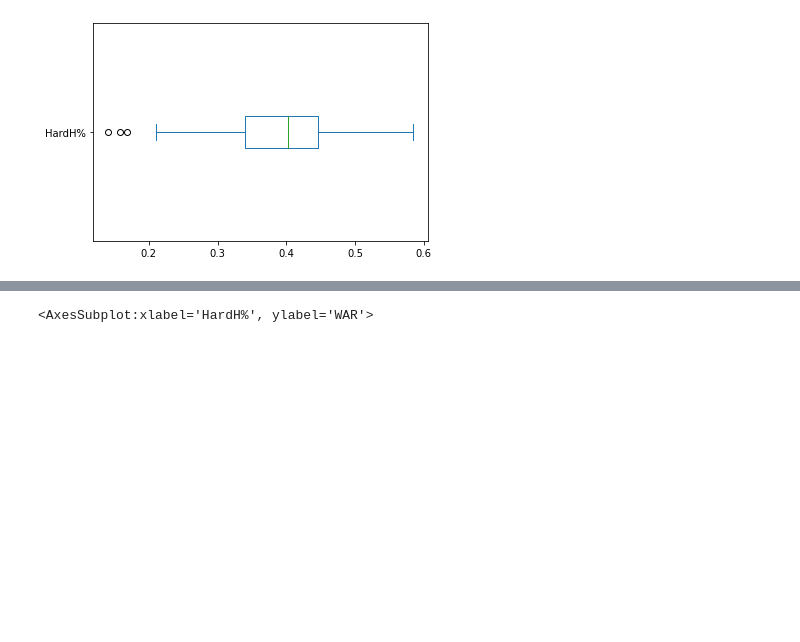
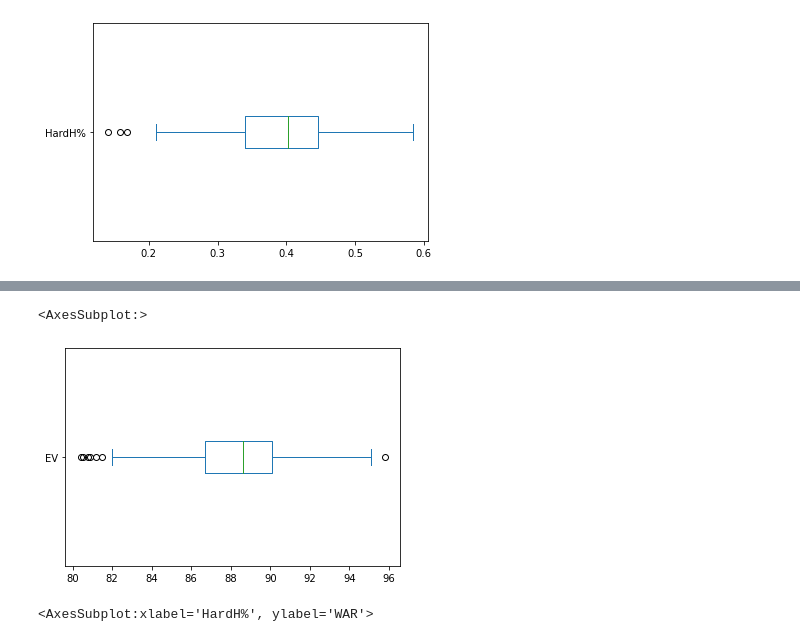
Before and after one commit to nrossidb/MLB-hard-hits-to-player-value, a Jupyter notebook: code_and_data/01_cleaning_and_eda.ipynb, the cells around one changed output, grey strips where cells are left out. Saved outputs shown, nothing was run; the diff lists cells and outputs as text; code cells hidden in the pictures; blank space fills up the shorter version.

```diff
--- a/code_and_data/01_cleaning_and_eda.ipynb
+++ b/code_and_data/01_cleaning_and_eda.ipynb
@@ -283,3 +303,8 @@ qualified_batters['HardH%'].plot.box(vert=False)
+# %%
+qualified_batters['EV'].plot.box(vert=False)
+# %% [output]
+<AxesSubplot:>
+[figure, added]
 # %%
 qualified_batters.plot.scatter(x='HardH%', y='WAR', alpha=.5)
 # %% [output]
```
Also changed, not shown: parts of 6 cells of this notebook, 1 other file.
